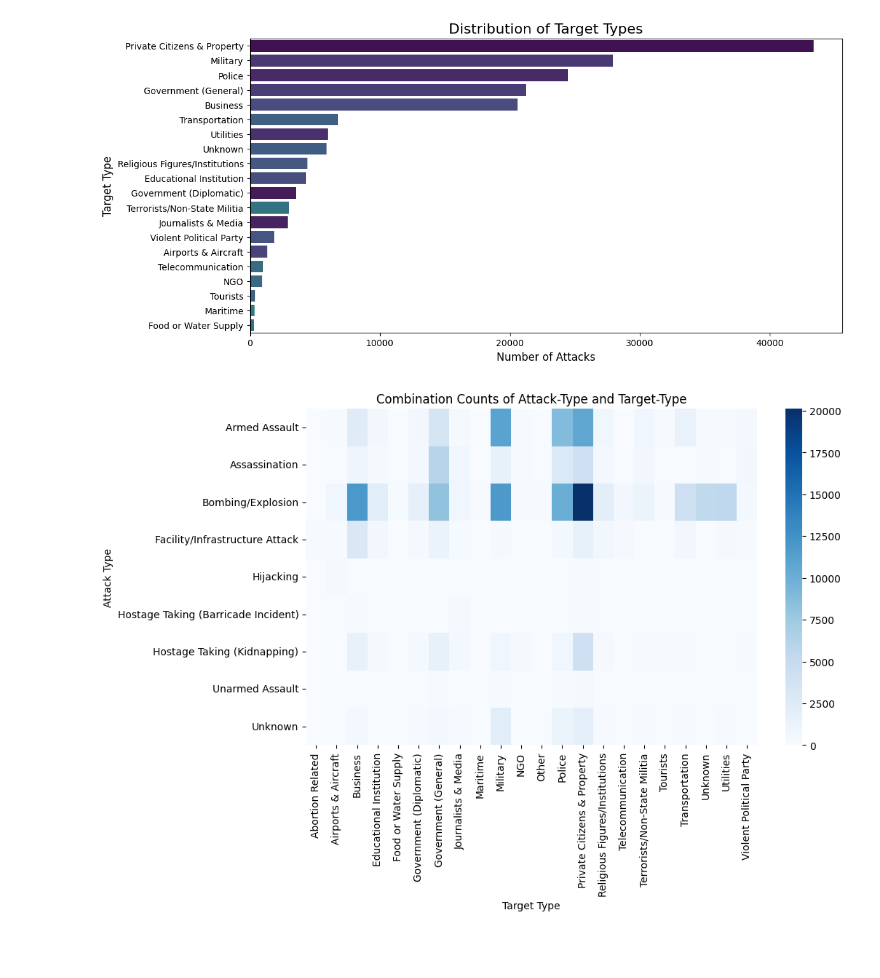
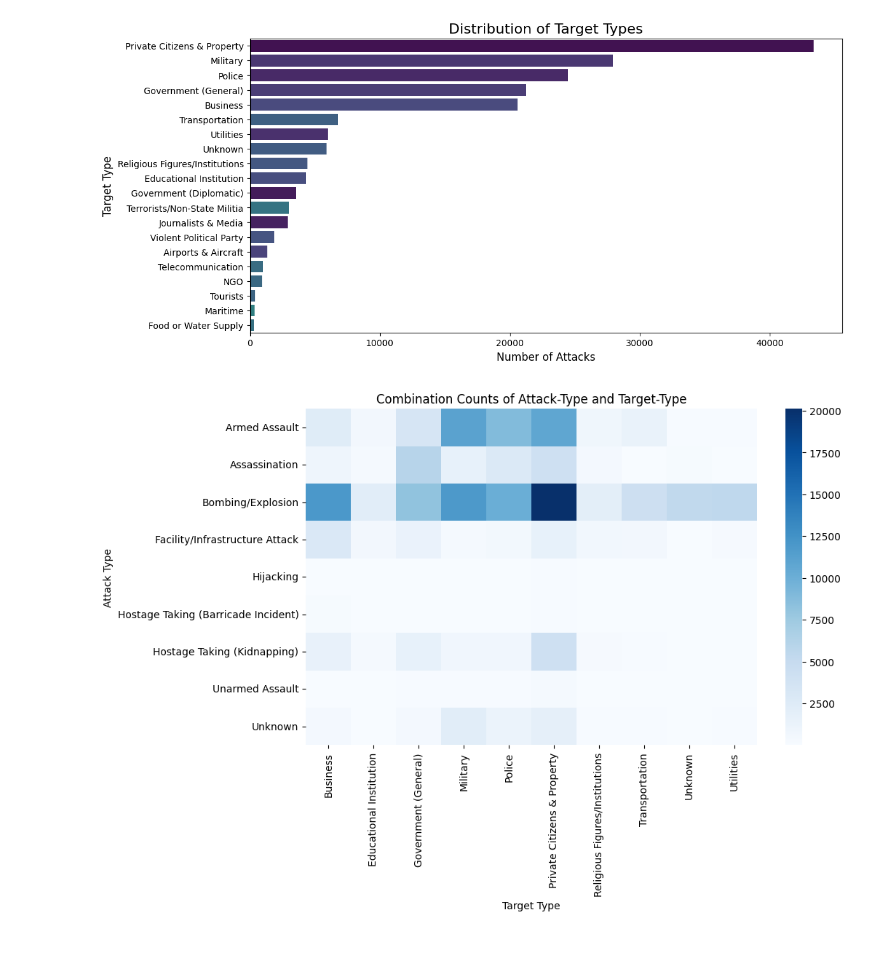
Before and after one commit to zkhechadoorian/GlobalTerrorism, a Jupyter notebook: Big_Data_Analysis_and_Data_Visualization.ipynb, the cells around one changed output. Cells and saved outputs as stored; diff of their text form; code cells hidden in the pictures.

```diff
--- a/Big_Data_Analysis_and_Data_Visualization.ipynb
+++ b/Big_Data_Analysis_and_Data_Visualization.ipynb
@@ -130,31 +130,31 @@ plt.show()
 # %%
 # Heatmap of Attack-Target Combinations
 
 # Convert PySpark DataFrame to Pandas
 df_pd = df.select("attacktype1_txt", "targtype1_txt").toPandas()
 
 # Filter to have only top 10 attack types and top 10 target types
 # Step 1: Get the top 10 most frequent values of 'cat1'
 top_10_attack = df_pd['attacktype1_txt'].value_counts().nlargest(10).index
-top_10_target = df_pd['targtype'].value_counts().nlargest(10).index
+top_10_target = df_pd['targtype1_txt'].value_counts().nlargest(10).index
 
 # Step 2: Filter the DataFrame to keep only those rows
-df_filtered = df_pd[df_pd['attacktype1_txt'].isin(top_10)]
+df_filtered = df_pd[df_pd['attacktype1_txt'].isin(top_10_attack)]
+df_filtered = df_filtered[df_filtered['targtype1_txt'].isin(top_10_target)]
+
 # Step 3: Filter out rows where attacktype1_txt is '0'
 df_filtered = df_filtered[df_filtered['attacktype1_txt'] != '0']
-
-top_10 = df_p
 
 # Create a crosstab (frequency table)
 ct = pd.crosstab(df_filtered['attacktype1_txt'], df_filtered['targtype1_txt'])
 
 # Plot as heatmap
 plt.figure(figsize=(10,6))
 sns.heatmap(ct, annot=False, fmt='d', cmap="Blues")
 plt.title("Combination Counts of Attack-Type and Target-Type")
 plt.xlabel("Target Type")
 plt.ylabel("Attack Type")
 plt.show()
 # %% [output]
-[figure, old version]
+[figure, new version]
 # %%
```
Also changed, not shown: parts of 1 cell of this notebook, 1 other file.
